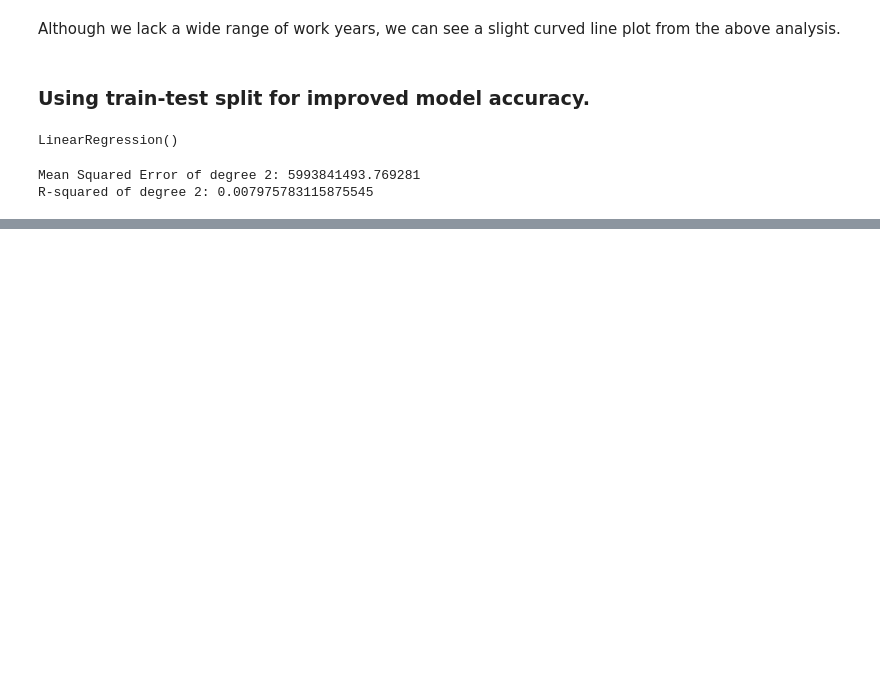
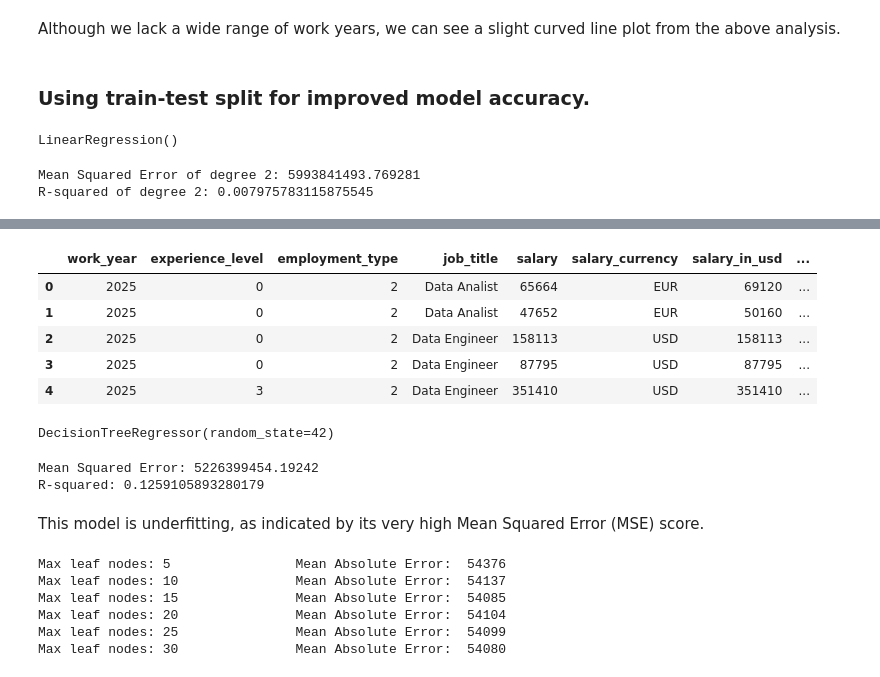
Before and after one commit to ByteMeRadi/Salary-Prediction-System-for-Data-Science-Careers, a Jupyter notebook: salary-prediction-system-for-data-science-careers.ipynb, the cells around one changed output, grey strips where cells are left out. Drawn from its saved outputs; the diff is of its cells as text; code cells hidden in the pictures; blank space fills up the shorter version.

```diff
--- a/salary-prediction-system-for-data-science-careers.ipynb
+++ b/salary-prediction-system-for-data-science-careers.ipynb
@@ -542,0 +575,17 @@ Polynomial regression is not good for this analysis. The R-squared is closer to
+# %%
+from sklearn.preprocessing import LabelEncoder
+from sklearn.tree import DecisionTreeRegressor
+
+# Encode categorical columns
+cat_cols = ['employment_type', 'company_location', 'remote_ratio']
+for col in cat_cols:
+    df[col] = LabelEncoder().fit_transform(df[col])
+# %%
+df.head()
+# %% [output]
+|  | work_year | experience_level | employment_type | job_title | salary | salary_currency | salary_in_usd | ... |
+| 0 | 2025 | 0 | 2 | Data Analist | 65664 | EUR | 69120 | ... |
+| 1 | 2025 | 0 | 2 | Data Analist | 47652 | EUR | 50160 | ... |
+| 2 | 2025 | 0 | 2 | Data Engineer | 158113 | USD | 158113 | ... |
+| 3 | 2025 | 0 | 2 | Data Engineer | 87795 | USD | 87795 | ... |
+| 4 | 2025 | 3 | 2 | Data Engineer | 351410 | USD | 351410 | ... |
@@ -542,0 +600,24 @@ Polynomial regression is not good for this analysis. The R-squared is closer to
+# %%
+# Train Decision Tree
+model = DecisionTreeRegressor(random_state=42)
+model.fit(X_train, y_train)
+# %% [output]
+DecisionTreeRegressor(random_state=42)
+# %%
+from sklearn.metrics import mean_squared_error, r2_score
+
+# Predict on test set
+y_pred = model.predict(X_test)
+
+# Mean Squared Error
+mse = mean_squared_error(y_test, y_pred)
+print("Mean Squared Error:", mse)
+
+# R-squared
+r2 = r2_score(y_test, y_pred)
+print("R-squared:", r2)
+# %% [output]
+Mean Squared Error: 5226399454.19242
+R-squared: 0.1259105893280179
+# %% [markdown]
+This model is underfitting, as indicated by its very high Mean Squared Error (MSE) score.
@@ -542,0 +634,12 @@ Polynomial regression is not good for this analysis. The R-squared is closer to
+# %%
+# compare MAE with differing values of max_leaf_nodes
+for max_leaf_nodes in [5, 10, 15, 20, 25, 30]:
+    my_mae = get_mae(max_leaf_nodes, X_train, X_test, y_train, y_test)
+    print("Max leaf nodes: %d  \t\t Mean Absolute Error:  %d" %(max_leaf_nodes, my_mae))
+# %% [output]
+Max leaf nodes: 5                Mean Absolute Error:  54376
+Max leaf nodes: 10               Mean Absolute Error:  54137
+Max leaf nodes: 15               Mean Absolute Error:  54085
+Max leaf nodes: 20               Mean Absolute Error:  54104
+Max leaf nodes: 25               Mean Absolute Error:  54099
+Max leaf nodes: 30               Mean Absolute Error:  54080
```
Also changed, not shown: parts of 19 cells of this notebook.
